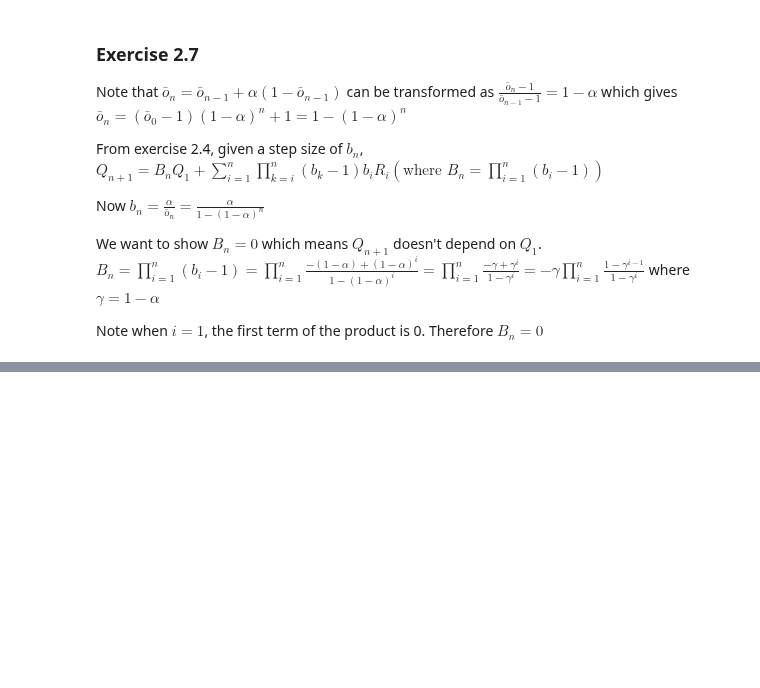
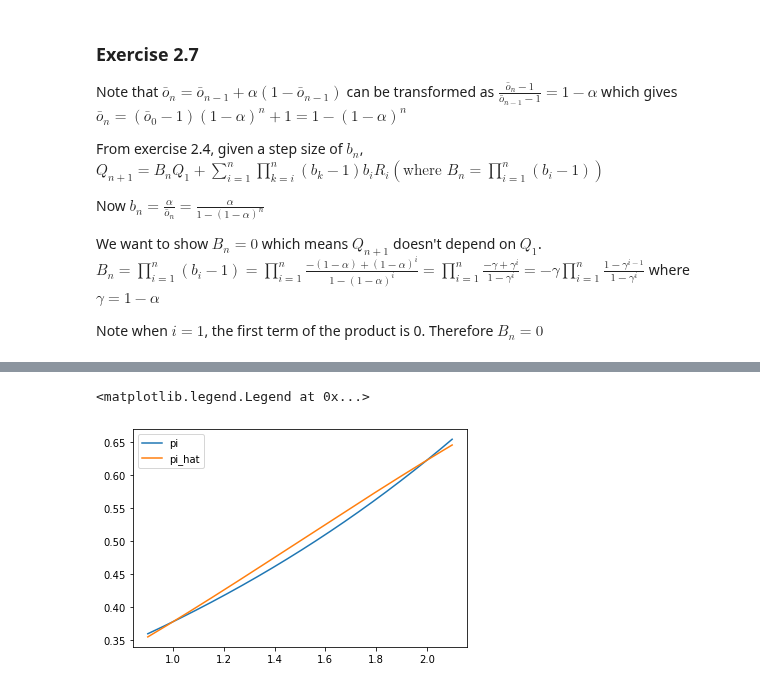
Before and after one commit to rxstudy/selfstudy_log, a Jupyter notebook: RL-Stutton/ch02-multi_armed_bandits/exercise.ipynb, the cells around one changed output, grey strips where cells are left out. Saved outputs shown, nothing was run; the diff lists cells and outputs as text; code cells hidden in the pictures; blank space fills up the shorter version.

```diff
--- a/RL-Stutton/ch02-multi_armed_bandits/exercise.ipynb
+++ b/RL-Stutton/ch02-multi_armed_bandits/exercise.ipynb
@@ -83,0 +108,15 @@ Note when $i=1$, the first term of the product is 0. Therefore $B_n = 0$
+# %%
+x = np.linspace(0.9, 2.1, num=1000)
+def pi(x):
+    return 1 / (np.exp(0.5 * (1-x)) + np.exp(0.5 * (2-x))) # pi needs to scale H_t(a) by 0.5 as explained above
+
+def pi_hat(x):
+    return 1.0 / (1 + np.exp(-x + 0.5 * (1 + 2)))
+
+plt.figure(1)
+plt.plot(x, pi(x), label="pi")
+plt.plot(x, pi_hat(x), label="pi_hat")
+plt.legend()
+# %% [output]
+<matplotlib.legend.Legend at 0x...>
+[figure, added]
```
Also changed, not shown: parts of 4 cells of this notebook, 1 other file.
